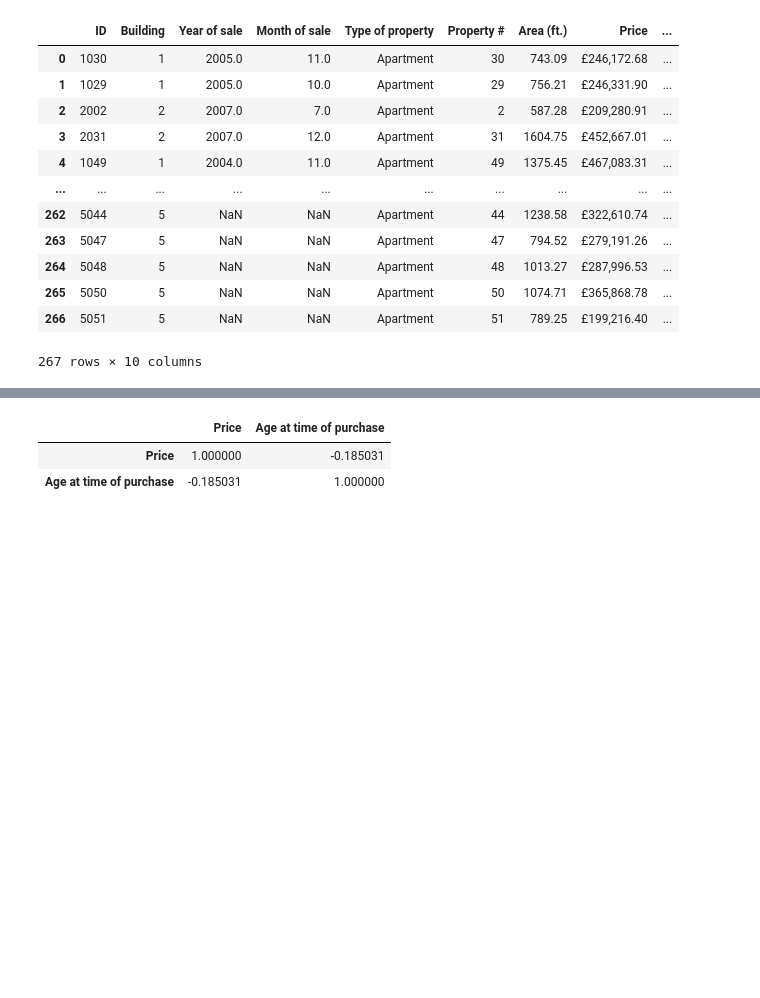
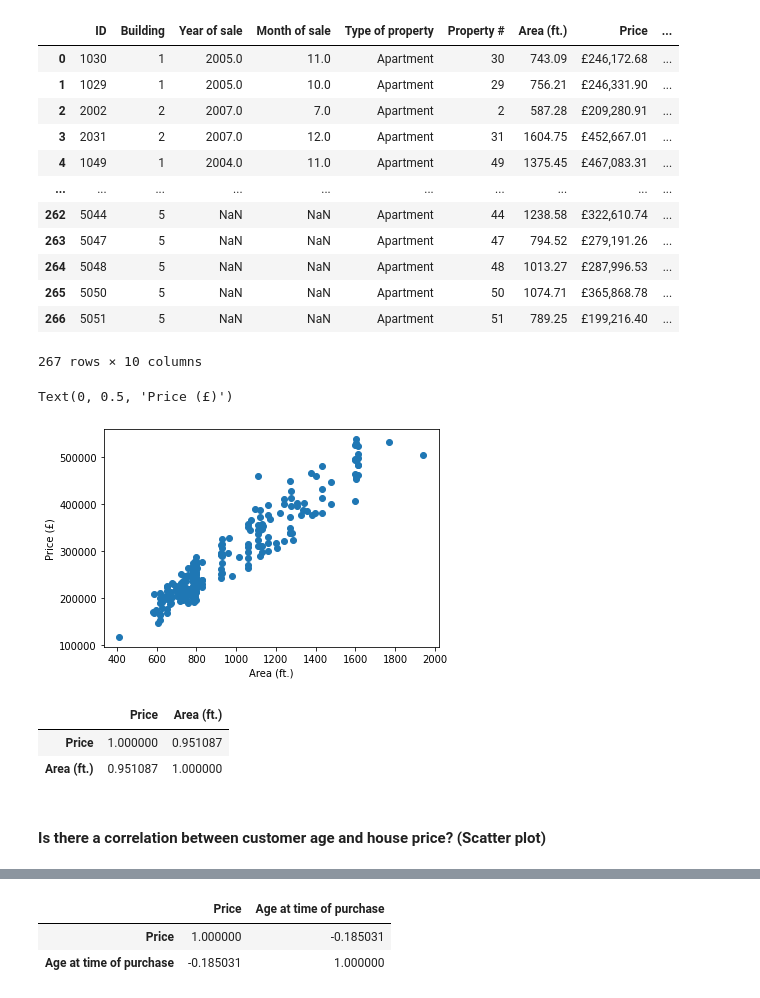
Before and after one commit to MarcoCalbucci/DataAnalytics, a Jupyter notebook: Probability_Statistics/Exercises/Houses/houses.ipynb, the cells around one changed output, grey strips where cells are left out. Cells and saved outputs as stored; diff of their text form; code cells hidden in the pictures; blank space fills up the shorter version.

```diff
--- a/Probability_Statistics/Exercises/Houses/houses.ipynb
+++ b/Probability_Statistics/Exercises/Houses/houses.ipynb
@@ -202,4 +200,19 @@ df_product['Price'] = df_product['Price'].str.replace('£', '')
 df_product['Price'] = df_product['Price'].str.replace(',', '')
 
 df_product['Price'] = pd.to_numeric(df_product['Price'])
+# %%
+plt.scatter(df_product['Area (ft.)'], df_product['Price'])
+plt.xlabel('Area (ft.)')
+plt.ylabel('Price (£)')
+# %% [output]
+Text(0, 0.5, 'Price (£)')
+[figure, added]
+# %%
+df_product[['Price', 'Area (ft.)']].corr()
+# %% [output]
+|  | Price | Area (ft.) |
+| Price | 1.000000 | 0.951087 |
+| Area (ft.) | 0.951087 | 1.000000 |
+# %% [markdown]
+#### Is there a correlation between customer age and house price? (Scatter plot)
 # %%
```
Also changed, not shown: parts of 5 cells of this notebook.
